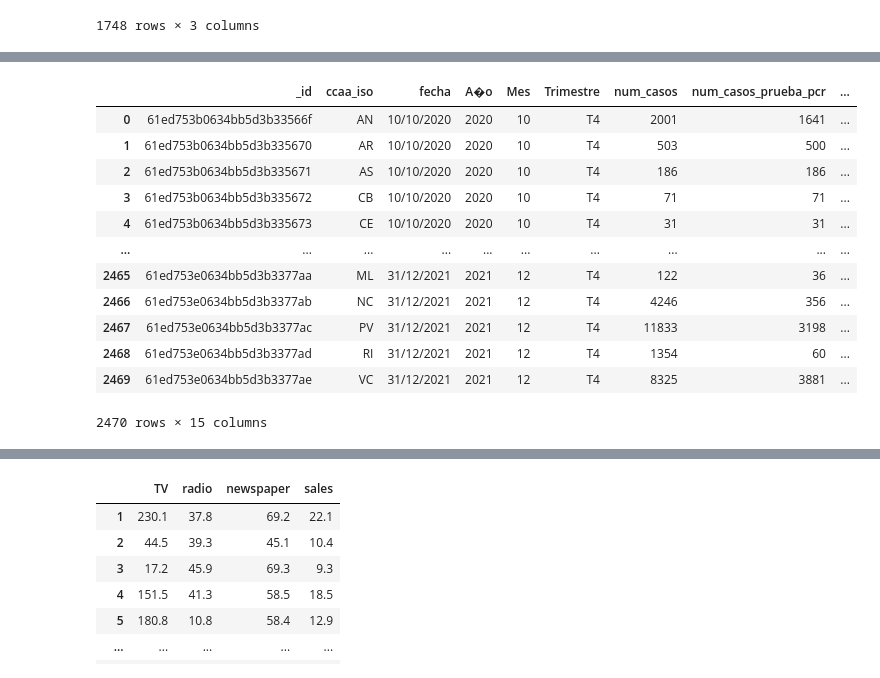
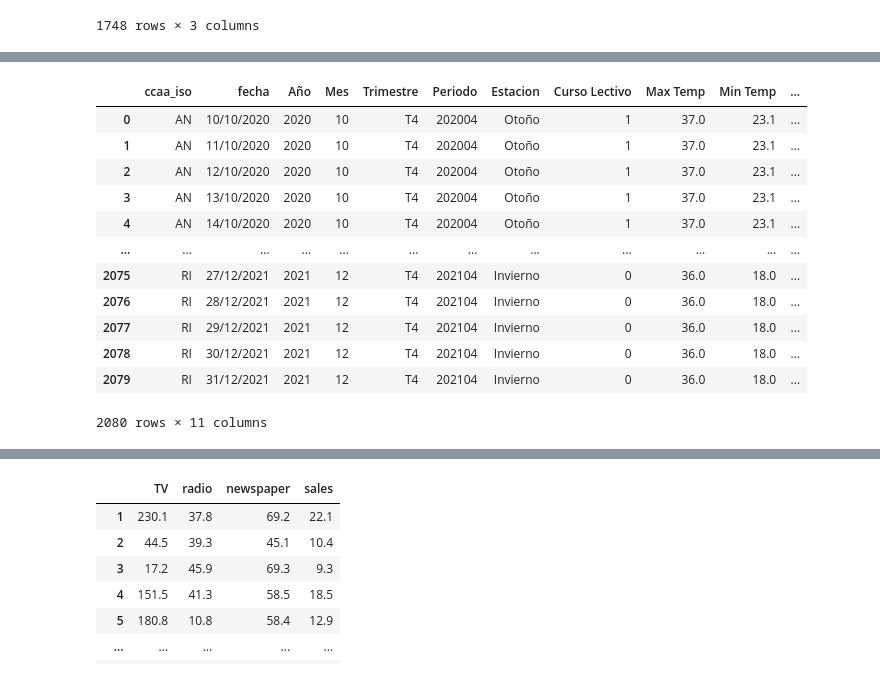
Before and after one commit to huezodaniel/TFM, a Jupyter notebook: ModeloCovid.ipynb, the cells around one changed output, grey strips where cells are left out. Saved outputs shown, nothing was run; the diff lists cells and outputs as text; code cells hidden in the pictures.

```diff
--- a/ModeloCovid.ipynb
+++ b/ModeloCovid.ipynb
@@ -46,3 +46,6 @@ estaciones
 | 1746 | Invierno | 30/12/2024 | 0 |
 | 1747 | Invierno | 31/12/2024 | 0 |
 1748 rows × 3 columns
+# %%
+MaximoPorProvincia = pd.read_csv('Maximo Por Provincia.csv',sep=';',encoding="latin-1")
+MaximoPorProvincia
@@ -49,5 +70,5 @@ estaciones
 # %%
-comunidades = pd.read_csv('provincias-espanolas.csv',sep=';')
-comunidades = comunidades[['CCAA','Provincia']]
+comunidades = pd.read_csv('Comunidades-Provincias.csv',sep=';', encoding="latin-1")
+comunidades = comunidades[['Codigo','CCAA','Provincia']]
 comunidades
 # %% [output]
@@ -70,0 +92,6 @@ comunidades
+# %%
+tempMaxima= pd.merge(comunidades,MaximoPorProvincia, on="Provincia")
+tempMaxima = tempMaxima.groupby(['Codigo'], as_index=False).mean()
+
+tempMaxima.rename(columns={'Codigo':'ccaa_iso'}, inplace=True)
+tempMaxima
@@ -77,6 +122,7 @@ db = client.TFMCOVID
 dataParo = pd.DataFrame.from_records(db.Paro.find())
 dataPIB = pd.DataFrame.from_records(db.PIB.find())
 dataCasos = pd.DataFrame.from_records(db.Casos.find())
+dataCasos = dataCasos.rename(columns={dataCasos.columns[3]: 'Año'})
 dataVacunados = pd.DataFrame.from_records(db.Vacunados.find())
 #Cambio de llave a utilizar 0 para futuras referencias
 dataParo['Periodo'] = dataParo['Periodo'].str.replace('T','0')
@@ -99,21 +137,22 @@ dtype: object
 # %%
 FullCovid = pd.merge(dataCasos,estaciones, on="fecha")
-FullCovid
-#FullCovid[['ccaa_iso','fecha','Año']]
+FullCovid = FullCovid.merge(tempMaxima, on="ccaa_iso")
+#FullCovid
+FullCovid[['ccaa_iso','fecha','Año','Mes','Trimestre','Periodo','Estacion','Curso Lectivo','Max Temp','Min Temp', 'num_casos']]
 # %% [output]
-|  | _id | ccaa_iso | fecha | A�o | Mes | Trimestre | num_casos | num_casos_prueba_pcr | ... |
-| 0 | 61ed753b0634bb5d3b33566f | AN | 10/10/2020 | 2020 | 10 | T4 | 2001 | 1641 | ... |
-| 1 | 61ed753b0634bb5d3b335670 | AR | 10/10/2020 | 2020 | 10 | T4 | 503 | 500 | ... |
-| 2 | 61ed753b0634bb5d3b335671 | AS | 10/10/2020 | 2020 | 10 | T4 | 186 | 186 | ... |
-| 3 | 61ed753b0634bb5d3b335672 | CB | 10/10/2020 | 2020 | 10 | T4 | 71 | 71 | ... |
-| 4 | 61ed753b0634bb5d3b335673 | CE | 10/10/2020 | 2020 | 10 | T4 | 31 | 31 | ... |
-| ... | ... | ... | ... | ... | ... | ... | ... | ... | ... |
-| 2465 | 61ed753e0634bb5d3b3377aa | ML | 31/12/2021 | 2021 | 12 | T4 | 122 | 36 | ... |
-| 2466 | 61ed753e0634bb5d3b3377ab | NC | 31/12/2021 | 2021 | 12 | T4 | 4246 | 356 | ... |
-| 2467 | 61ed753e0634bb5d3b3377ac | PV | 31/12/2021 | 2021 | 12 | T4 | 11833 | 3198 | ... |
-| 2468 | 61ed753e0634bb5d3b3377ad | RI | 31/12/2021 | 2021 | 12 | T4 | 1354 | 60 | ... |
-| 2469 | 61ed753e0634bb5d3b3377ae | VC | 31/12/2021 | 2021 | 12 | T4 | 8325 | 3881 | ... |
+|  | ccaa_iso | fecha | Año | Mes | Trimestre | Periodo | Estacion | Curso Lectivo | Max Temp | Min Temp | ... |
+| 0 | AN | 10/10/2020 | 2020 | 10 | T4 | 202004 | Otoño | 1 | 37.0 | 23.1 | ... |
+| 1 | AN | 11/10/2020 | 2020 | 10 | T4 | 202004 | Otoño | 1 | 37.0 | 23.1 | ... |
+| 2 | AN | 12/10/2020 | 2020 | 10 | T4 | 202004 | Otoño | 1 | 37.0 | 23.1 | ... |
+| 3 | AN | 13/10/2020 | 2020 | 10 | T4 | 202004 | Otoño | 1 | 37.0 | 23.1 | ... |
+| 4 | AN | 14/10/2020 | 2020 | 10 | T4 | 202004 | Otoño | 1 | 37.0 | 23.1 | ... |
+| ... | ... | ... | ... | ... | ... | ... | ... | ... | ... | ... | ... |
+| 2075 | RI | 27/12/2021 | 2021 | 12 | T4 | 202104 | Invierno | 0 | 36.0 | 18.0 | ... |
+| 2076 | RI | 28/12/2021 | 2021 | 12 | T4 | 202104 | Invierno | 0 | 36.0 | 18.0 | ... |
+| 2077 | RI | 29/12/2021 | 2021 | 12 | T4 | 202104 | Invierno | 0 | 36.0 | 18.0 | ... |
+| 2078 | RI | 30/12/2021 | 2021 | 12 | T4 | 202104 | Invierno | 0 | 36.0 | 18.0 | ... |
+| 2079 | RI | 31/12/2021 | 2021 | 12 | T4 | 202104 | Invierno | 0 | 36.0 | 18.0 | ... |
-2470 rows × 15 columns
+2080 rows × 11 columns
 # %%
 !pip install seaborn
 # %% [output]
```
Also changed, not shown: parts of 4 cells of this notebook.
